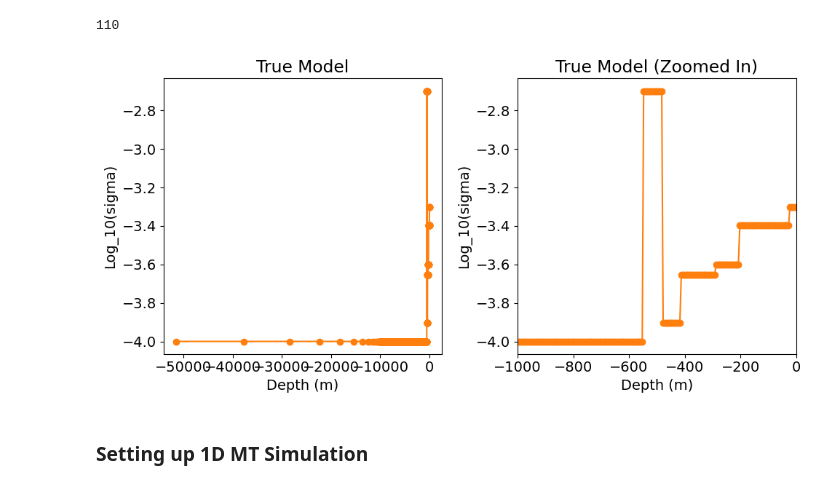
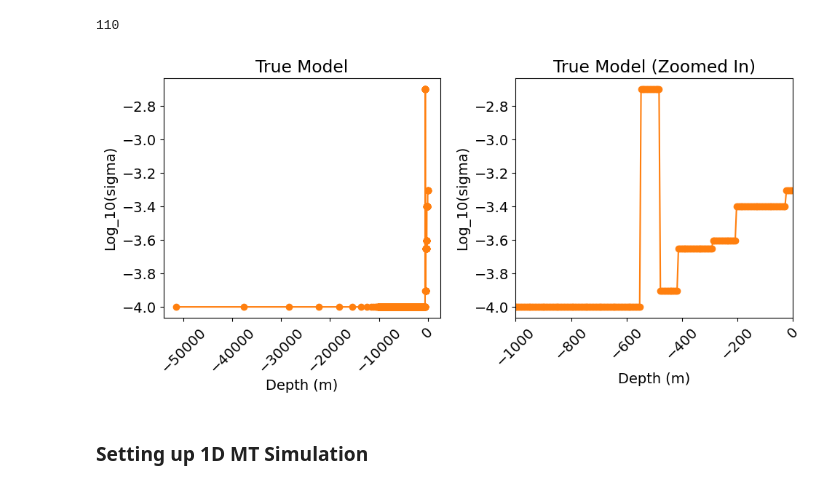
Before and after one commit to e-hdz130504/EOSC454-Inversion-Project-2026, a Jupyter notebook: 1D_AMT_ForwardModel.ipynb, the cells around one changed output. Cells and saved outputs as stored; diff of their text form; code cells hidden in the pictures.

```diff
--- a/1D_AMT_ForwardModel.ipynb
+++ b/1D_AMT_ForwardModel.ipynb
@@ -165,21 +166,21 @@ len(model[layer_1_model]) + len(model[layer_2_model])+ len(model[layer_3_model])
 # %%
 #Plotting Mesh with True Model
 fig, ax = plt.subplots(1,2, figsize = (10,5))
 mesh.plot_image(np.log10(model), ax = ax[0])
 ax[0].set_title('True Model')
 ax[0].set_xlabel('Depth (m)')
 ax[0].set_ylabel('Log_10(sigma)')
-
+ax[0].tick_params(axis='x', rotation=45)
 
 mesh.plot_image(np.log10(model), ax = ax[1])
 ax[1].set_title('True Model (Zoomed In)')
 ax[1].set_xlabel('Depth (m)')
 ax[1].set_ylabel('Log_10(sigma)')
 ax[1].set_xlim(-1000,0)
-
+ax[1].tick_params(axis='x', rotation=45)
 fig.tight_layout()
 # %% [output]
-[figure, old version]
+[figure, new version]
 # %% [markdown]
 ### Setting up 1D MT Simulation
 # %%
```
Also changed, not shown: parts of 1 cell of this notebook.
